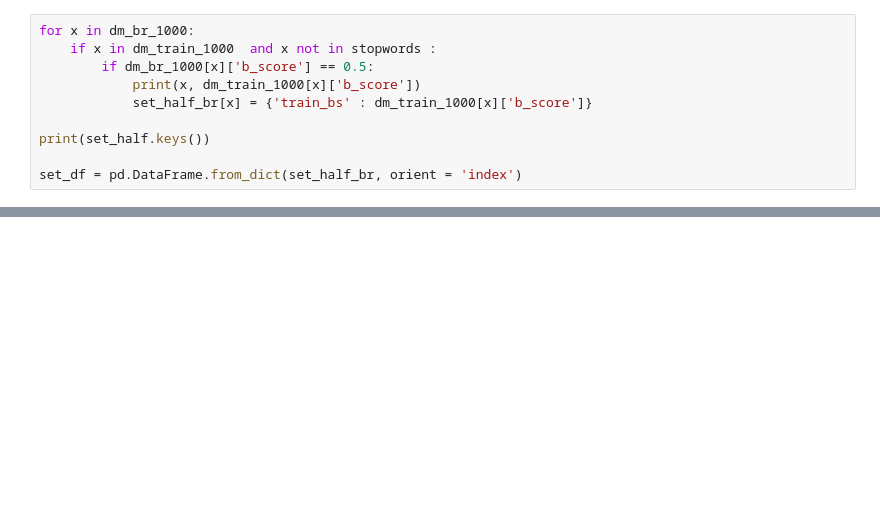
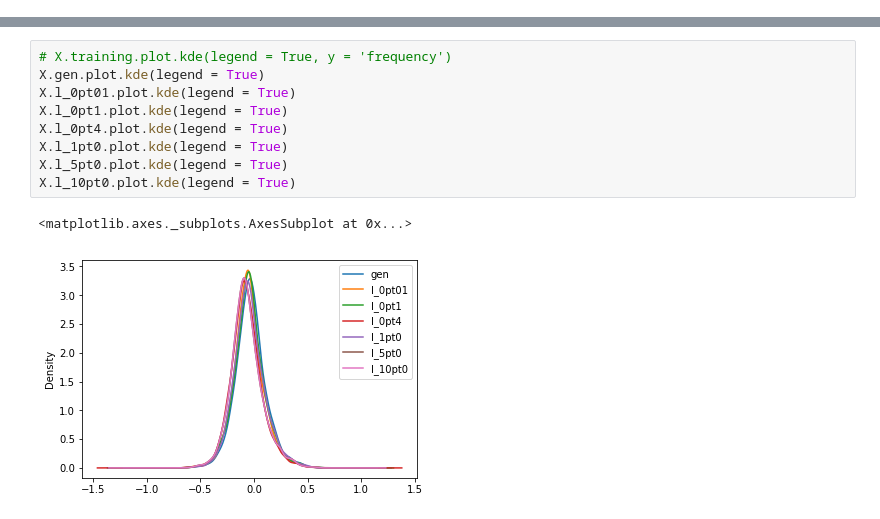
Before and after one commit to auroracramer/language-model-bias, a Jupyter notebook: Bias_Score_Analysis.ipynb, the cells around one changed output, grey strips where cells are left out. Cells and saved outputs as stored; diff of their text form; blank space fills up the shorter version.

```diff
--- a/Bias_Score_Analysis.ipynb
+++ b/Bias_Score_Analysis.ipynb
@@ -469,10 +0,0 @@ NameError: name 'train_bs' is not defined
-# %%
-for x in dm_br_1000:
-    if x in dm_train_1000  and x not in stopwords :
-        if dm_br_1000[x]['b_score'] == 0.5:
-            print(x, dm_train_1000[x]['b_score'])
-            set_half_br[x] = {'train_bs' : dm_train_1000[x]['b_score']}
-
-print(set_half.keys())
-
-set_df = pd.DataFrame.from_dict(set_half_br, orient = 'index')
@@ -503,0 +185,12 @@ print(set_df.train_bs.mean())
+# %%
+# X.training.plot.kde(legend = True, y = 'frequency')
+X.gen.plot.kde(legend = True)
+X.l_0pt01.plot.kde(legend = True)
+X.l_0pt1.plot.kde(legend = True)
+X.l_0pt4.plot.kde(legend = True)
+X.l_1pt0.plot.kde(legend = True)
+X.l_5pt0.plot.kde(legend = True)
+X.l_10pt0.plot.kde(legend = True)
+# %% [output]
+<matplotlib.axes._subplots.AxesSubplot at 0x...>
+[figure, added]
```
Also changed, not shown: parts of 50 cells of this notebook.
